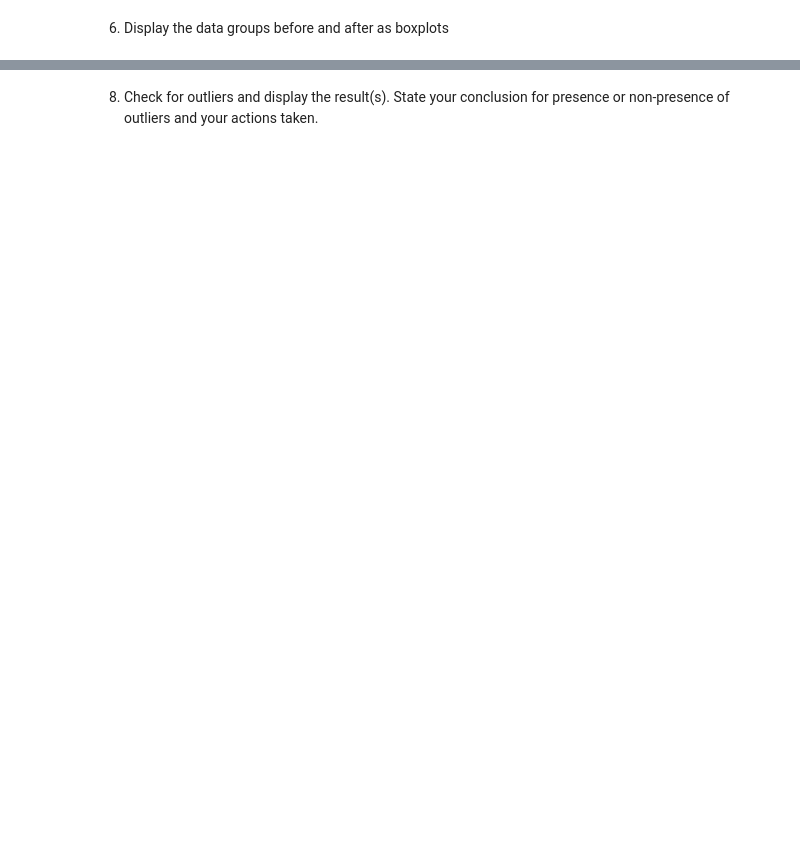
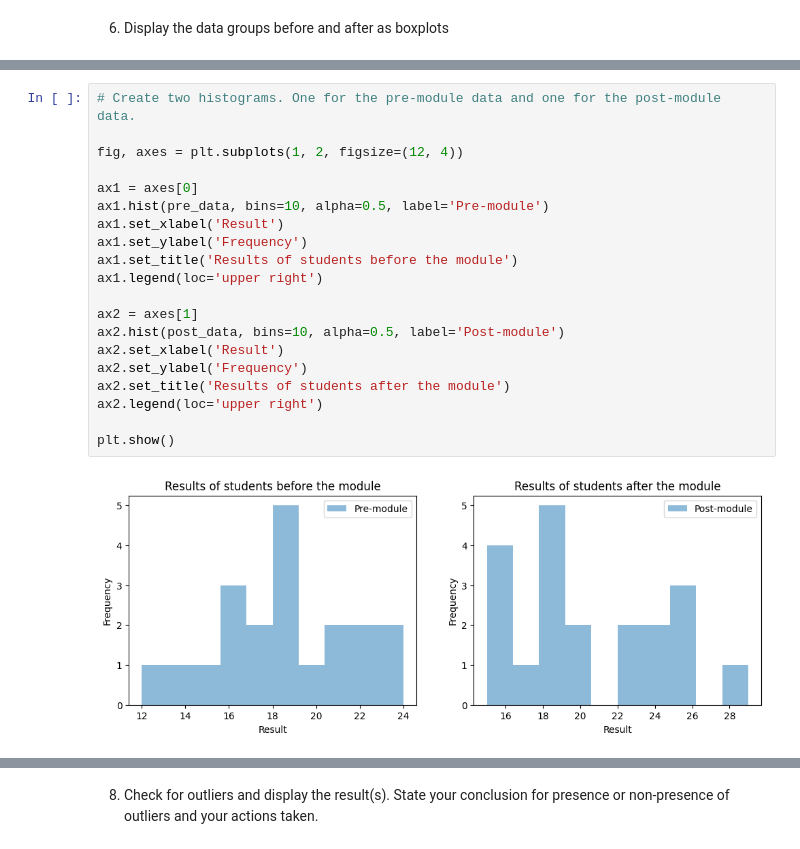
Before and after one commit to sebdanielsson/jupyter-notebooks, a Jupyter notebook: GIK2KM/Labs/Lab 3/lab3.ipynb, the cells around one changed output, grey strips where cells are left out. Saved outputs shown, nothing was run; the diff lists cells and outputs as text; blank space fills up the shorter version.

```diff
--- a/GIK2KM/Labs/Lab 3/lab3.ipynb
+++ b/GIK2KM/Labs/Lab 3/lab3.ipynb
@@ -312,0 +366,22 @@ A random sample of 20 students were collected. During the test, two measurements
+# %%
+# Create two histograms. One for the pre-module data and one for the post-module data.
+
+fig, axes = plt.subplots(1, 2, figsize=(12, 4))
+
+ax1 = axes[0]
+ax1.hist(pre_data, bins=10, alpha=0.5, label='Pre-module')
+ax1.set_xlabel('Result')
+ax1.set_ylabel('Frequency')
+ax1.set_title('Results of students before the module')
+ax1.legend(loc='upper right')
+
+ax2 = axes[1]
+ax2.hist(post_data, bins=10, alpha=0.5, label='Post-module')
+ax2.set_xlabel('Result')
+ax2.set_ylabel('Frequency')
+ax2.set_title('Results of students after the module')
+ax2.legend(loc='upper right')
+
+plt.show()
+# %% [output]
+[figure, added]
```
Also changed, not shown: parts of 28 cells of this notebook.
